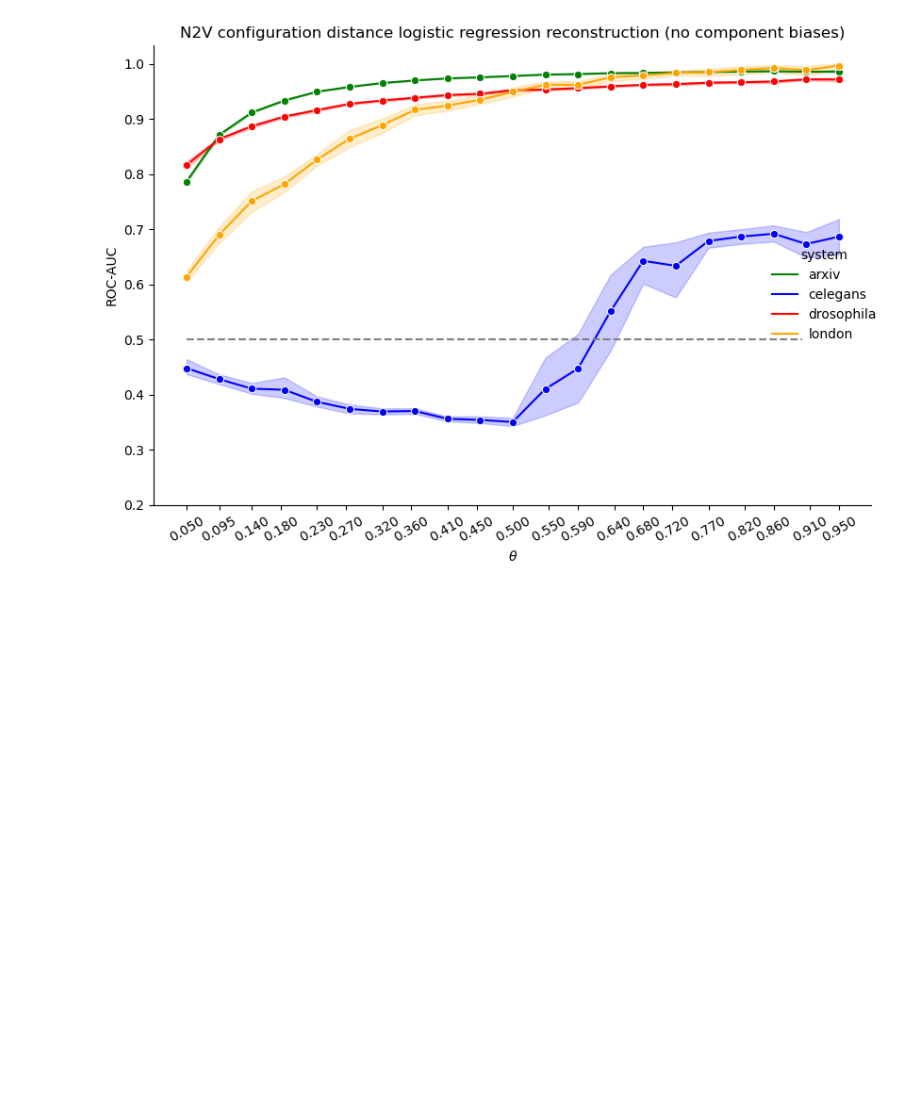
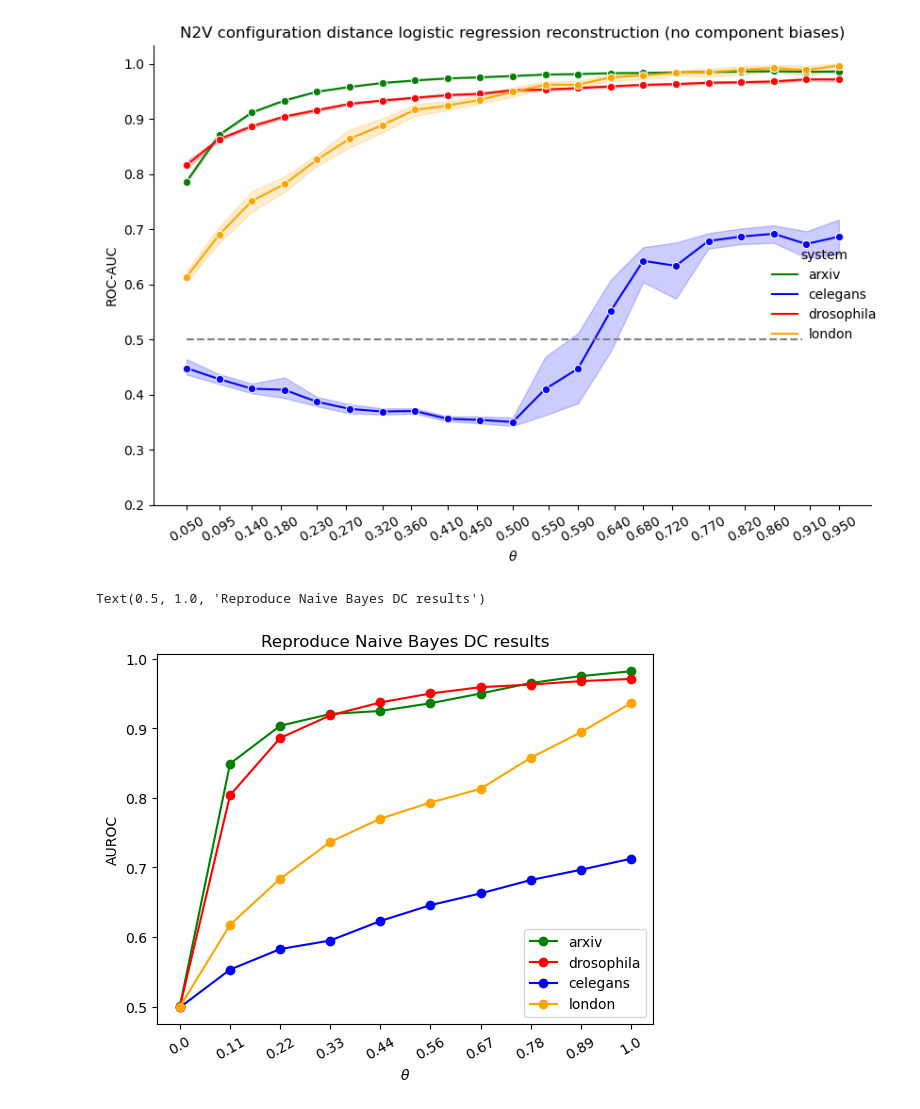
Before and after one commit to kaiser-dan/proj_naive-embedded-reconstruction, a Jupyter notebook: notebooks/viz/viz_EMB_ex27.ipynb, the cells around one changed output. Saved outputs shown, nothing was run; the diff lists cells and outputs as text; code cells hidden in the pictures; blank space fills up the shorter version.

```diff
--- a/notebooks/viz/viz_EMB_ex27.ipynb
+++ b/notebooks/viz/viz_EMB_ex27.ipynb
@@ -32,6 +29,16 @@ metadata = {
 TAG = "{PROJECT_ID}{CURRENT_VERSION}_{RESEARCHERS}_{DATE}".format(**metadata)
 
 df = pd.read_csv(f"../../results/dataframes/dataframe_{TAG}.csv")
+# %%
+# MEC reference
+with open("../../results/MEC/figure4a_data.pk", "rb") as _fh:
+    arxiv_DC = pickle.load(_fh)[('DC', 2, 6)]
+with open("../../results/MEC/figure4b_data.pk", "rb") as _fh:
+    drosophila_DC = pickle.load(_fh)[('DC', 1, 2)]
+with open("../../results/MEC/figure4c_data.pk", "rb") as _fh:
+    celegans_DC = pickle.load(_fh)[('DC', 1, 2)]
+with open("../../results/MEC/figure4d_data.pk", "rb") as _fh:
+    london_DC = pickle.load(_fh)[('DC', 1, 2)]
 # %% [markdown]
 ## Pruning
 # %%
@@ -94,3 +102,29 @@ plt.savefig("../../results/plots/line_auroc-pfi_N2V-logreg-configuration-distanc
 # %% [output]
 <Figure size 640x480 with 0 Axes>
 [figure]
+# %%
+plt.figure()
+
+plt.plot(arxiv_DC[2], label="arxiv", color="green", marker="o")
+plt.plot(drosophila_DC[2], label="drosophila", color="red", marker="o")
+plt.plot(celegans_DC[2], label="celegans", color="blue", marker="o")
+plt.plot(london_DC[2], label="london", color="orange", marker="o")
+
+plt.legend()
+
+plt.xticks(
+    range(10),
+    [
+        float(np.format_float_scientific(x, precision=1))
+        for x in np.linspace(0, 1, 10)
+    ],
+    rotation=30
+)
+
+plt.xlabel("$\\theta$")
+plt.ylabel("AUROC")
+
+plt.title("Reproduce Naive Bayes DC results")
+# %% [output]
+Text(0.5, 1.0, 'Reproduce Naive Bayes DC results')
+[figure, added]
```
Also changed, not shown: parts of 3 cells of this notebook, 3 other files.
